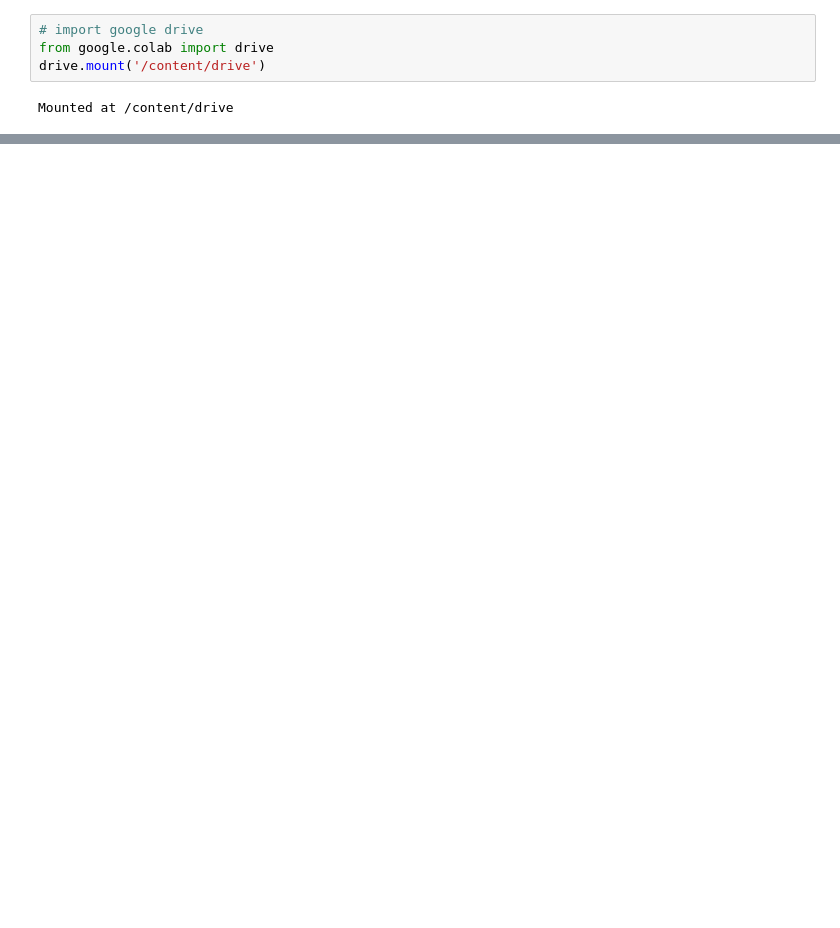
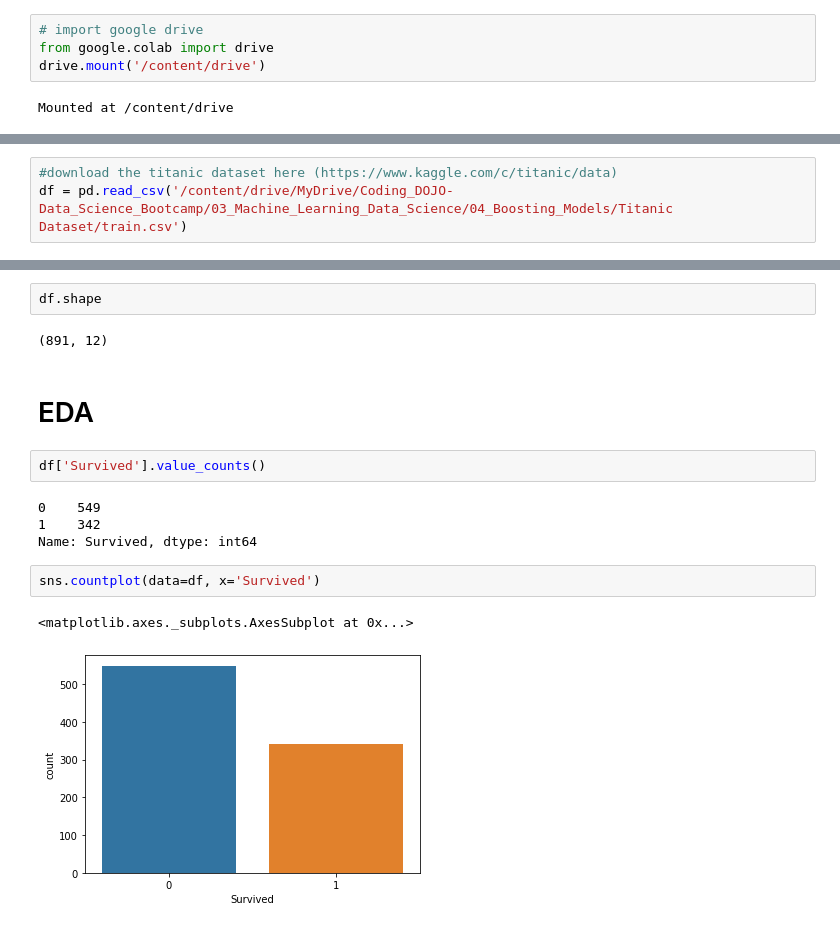
Before and after one commit to vjbarayuga/Week8-Boosting_Models, a Jupyter notebook: TitanicGradientBoost.ipynb, the cells around one changed output, grey strips where cells are left out. Cells and saved outputs as stored; diff of their text form; blank space fills up the shorter version.

```diff
--- a/TitanicGradientBoost.ipynb
+++ b/TitanicGradientBoost.ipynb
@@ -88,0 +19,3 @@ predictions = model.predict(X_test)
+# %%
+#download the titanic dataset here (https://www.kaggle.com/c/titanic/data)
+df = pd.read_csv('/content/drive/MyDrive/Coding_DOJO-Data_Science_Bootcamp/03_Machine_Learning_Data_Science/04_Boosting_Models/Titanic Dataset/train.csv')
@@ -88,0 +67,17 @@ predictions = model.predict(X_test)
+# %%
+df.shape
+# %% [output]
+(891, 12)
+# %% [markdown]
+# EDA
+# %%
+df['Survived'].value_counts()
+# %% [output]
+0    549
+1    342
+Name: Survived, dtype: int64
+# %%
+sns.countplot(data=df, x='Survived')
+# %% [output]
+<matplotlib.axes._subplots.AxesSubplot at 0x...>
+[figure, added]
```
Also changed, not shown: parts of 76 cells of this notebook.
